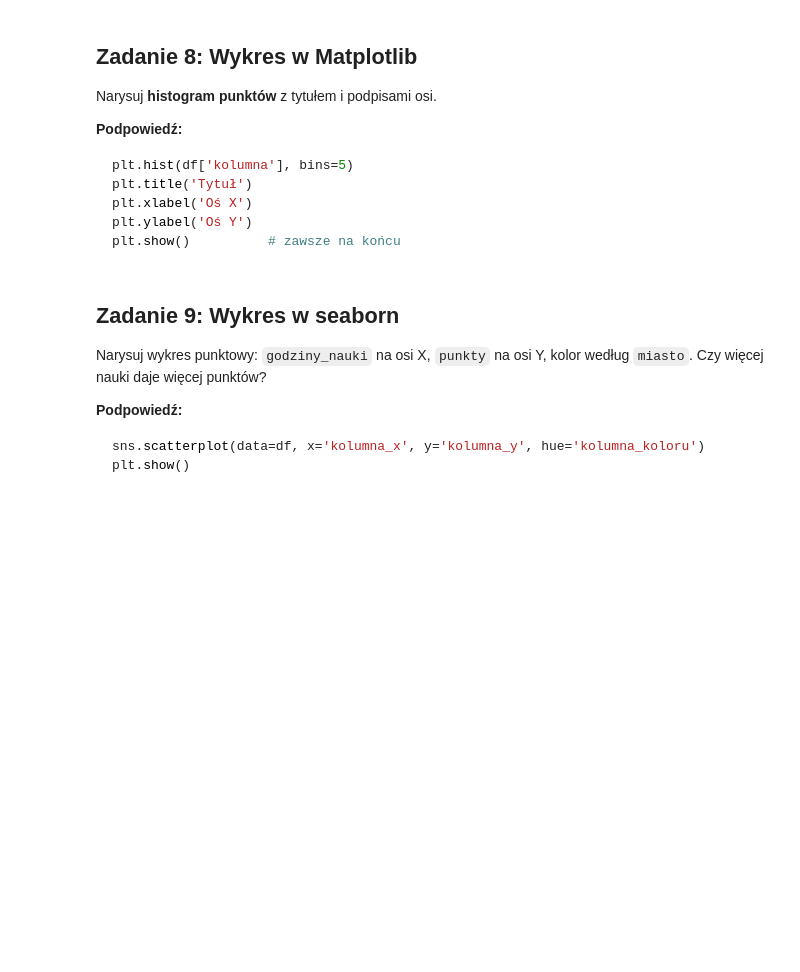
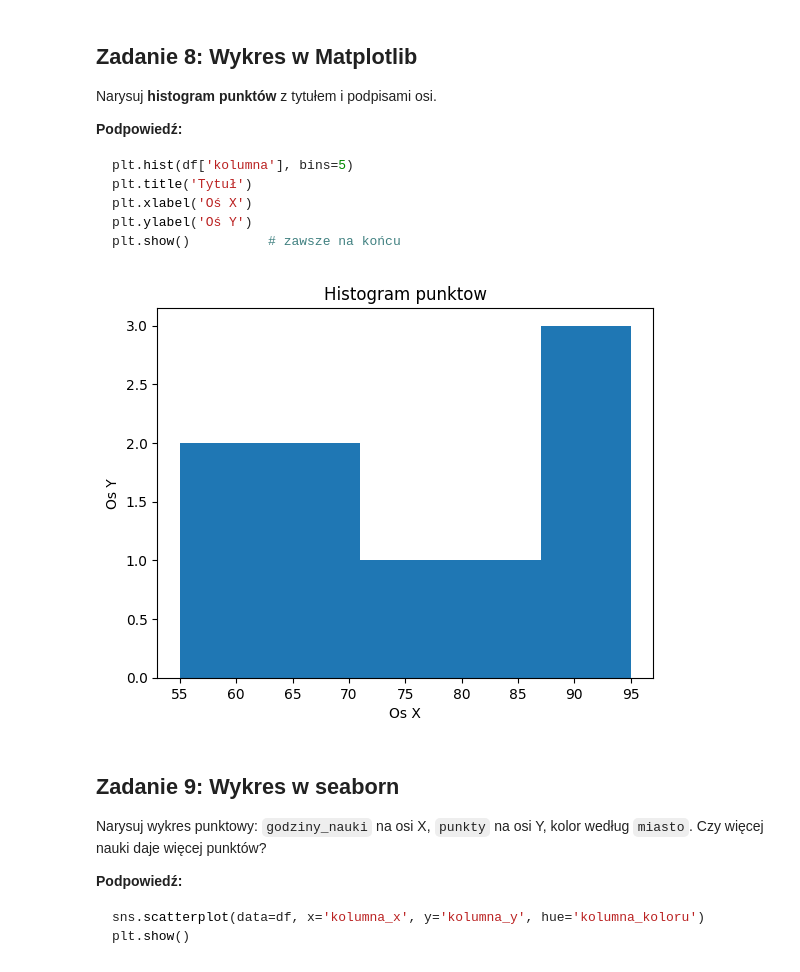
Before and after one commit to imgabrielas/TeDe-Data-Analysis, a Jupyter notebook: Gabi/zadanie_AF.ipynb, the cells around one changed output. Saved outputs shown, nothing was run; the diff lists cells and outputs as text; code cells hidden in the pictures; blank space fills up the shorter version.

````diff
--- a/Gabi/zadanie_AF.ipynb
+++ b/Gabi/zadanie_AF.ipynb
@@ -169,5 +167,6 @@ df['nowa_kolumna'] = np.where(warunek, 'jeśli prawda', 'jeśli fałsz')
 ```
 # %%
 # Twój kod tutaj
-df['wynik'] = np.where([df('punkty') >= 60, 'zdal', 'nie zdal'])
+df['wynik'] = np.where(df['punkty'] >= 60, 'zdal', 'nie zdal')
+df.head(50)
 # %% [output]
@@ -210,3 +230,12 @@ plt.show()          # zawsze na końcu
+# %%
+# Twój kod tutaj
+plt.hist(df['punkty'], bins=5)
+plt.title('Histogram punktow')
+plt.xlabel('Os X')
+plt.ylabel('Os Y')
+plt.show()
+# %% [output]
+[figure, added]
 # %% [markdown]
 ## Zadanie 9: Wykres w seaborn
 Narysuj wykres punktowy: `godziny_nauki` na osi X, `punkty` na osi Y, kolor według `miasto`. Czy więcej nauki daje więcej punktów?
````
Also changed, not shown: parts of 10 cells of this notebook.
